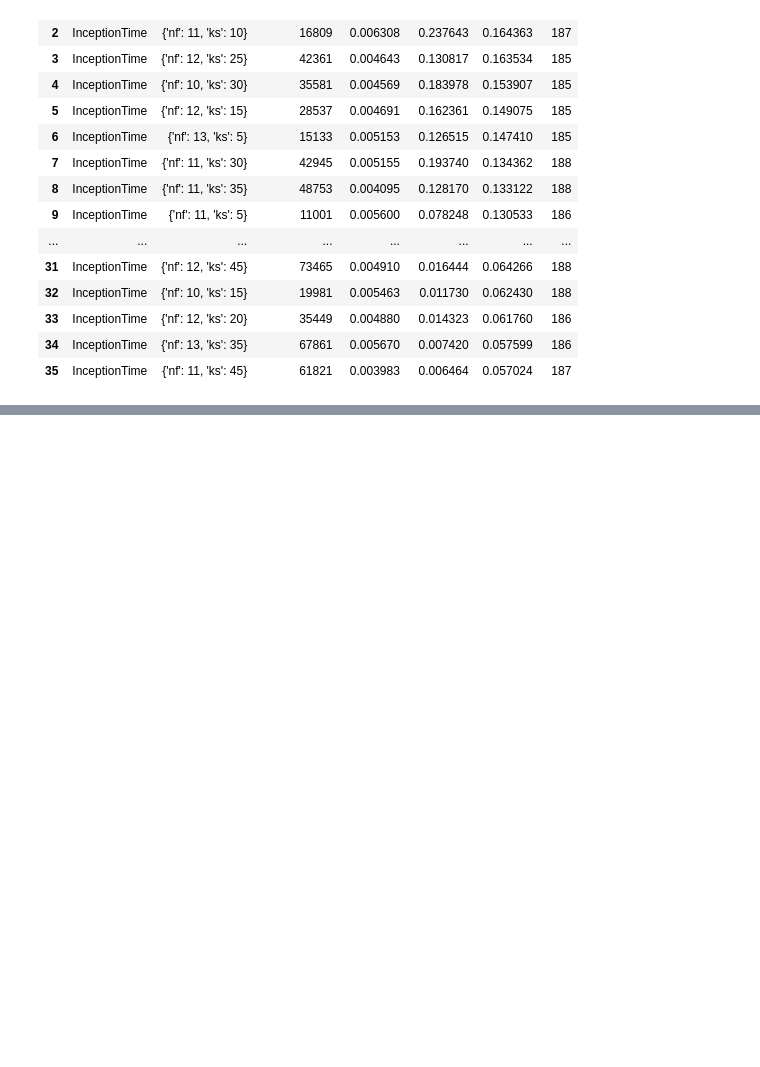
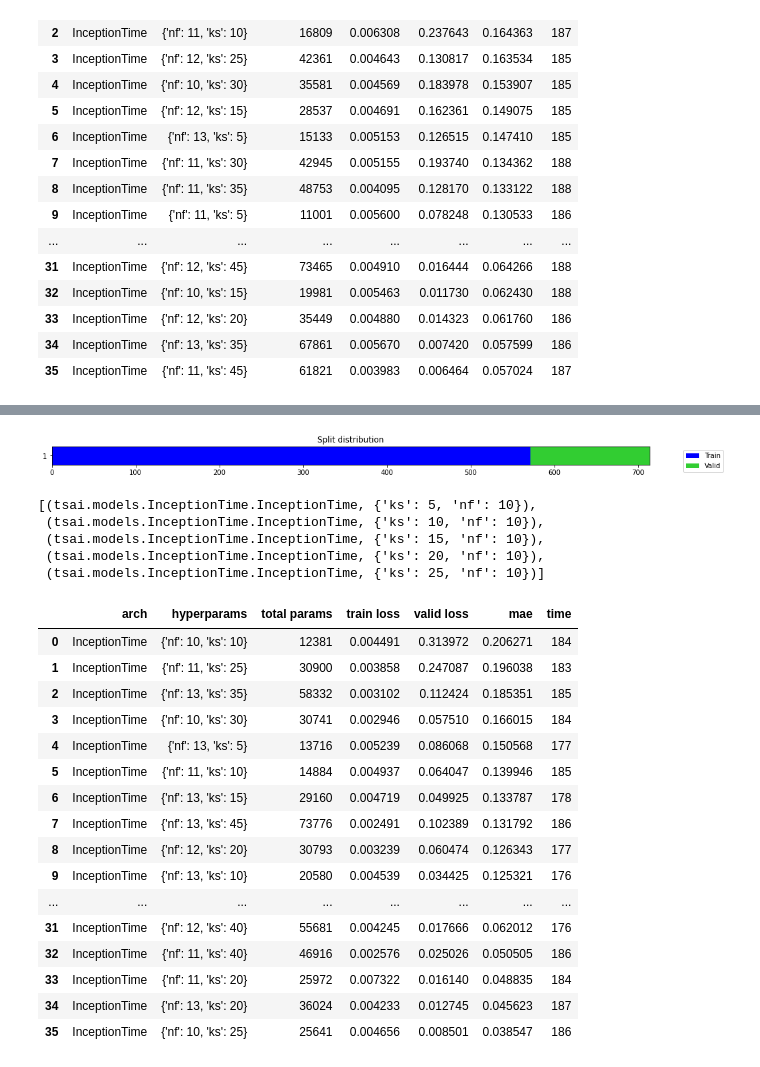
Before and after one commit to Lion-Mod/My-electrophoresis-sense-is-tingling, a Jupyter notebook: sensor_prediction.ipynb, the cells around one changed output, grey strips where cells are left out. Drawn from its saved outputs; the diff is of its cells as text; code cells hidden in the pictures; blank space fills up the shorter version.

Commit message:
Added low mae model.

```diff
--- a/sensor_prediction.ipynb
+++ b/sensor_prediction.ipynb
@@ -284,0 +314,4 @@ for i, (arch, k) in enumerate(archs):
+# %%
+splits = get_splits(y, valid_size = .2, random_state = 23, shuffle = False) # Split
+# %% [output]
+[figure, added]
@@ -284,0 +321,69 @@ for i, (arch, k) in enumerate(archs):
+# %%
+learn = ts_learner(dls, InceptionTime, metrics = mae, device = default_device(use_cuda = True))
+# %%
+archs = []
+
+# Create InceptionTime models with different hyperparameters
+for y in range(10, 14):
+  for x in range(1, 10):
+    archs.append((InceptionTime, {"nf" : y,
+                                  "ks" : x * 5}))
+
+archs[0:5]
+# %% [output]
+[(tsai.models.InceptionTime.InceptionTime, {'ks': 5, 'nf': 10}),
+ (tsai.models.InceptionTime.InceptionTime, {'ks': 10, 'nf': 10}),
+ (tsai.models.InceptionTime.InceptionTime, {'ks': 15, 'nf': 10}),
+ (tsai.models.InceptionTime.InceptionTime, {'ks': 20, 'nf': 10}),
+ (tsai.models.InceptionTime.InceptionTime, {'ks': 25, 'nf': 10})]
+# %%
+results = pd.DataFrame(columns=['arch', 'hyperparams', 'total params', 'train loss', 'valid loss', 'mae', 'time']) # Create dataframe for results
+
+for i, (arch, k) in enumerate(archs):
+
+    # Initialise the model
+    model = create_model(arch, dls = dls, **k)
+    print(model.__class__.__name__)
+
+    # Create the fastai/tsai learner
+    learn = Learner(dls, model,  metrics = mae, cbs = TrackerCallback(monitor = "mae"))
+
+    # Initialise the start time
+    start = time.time()
+
+    # Fit for
+    # - 50 epochs
+    # - 1e-5 learning rate
+    # - 0.01 weight decay
+    # - Print the actual vs predicted graph using PredictionDynamics callback after each epoch
+    learn.fit_one_cycle(50, 1e-5, cbs = [PredictionDynamics], wd = 0.01)
+
+    # Calculate and store time taken
+    elapsed = time.time() - start
+
+    # Take the results and store them in the results dataframe
+    vals = learn.recorder.values[-1]
+    results.loc[i] = [arch.__name__, k, total_params(model)[0], vals[0], vals[1], vals[2], int(elapsed)]
+
+    # Sort the results by mae and display the current results
+    results.sort_values(by = 'mae', ascending = False, ignore_index = True, inplace = True)
+    clear_output()
+    display(results)
+# %% [output]
+|  | arch | hyperparams | total params | train loss | valid loss | mae | time |
+| 0 | InceptionTime | {'nf': 10, 'ks': 10} | 12381 | 0.004491 | 0.313972 | 0.206271 | 184 |
+| 1 | InceptionTime | {'nf': 11, 'ks': 25} | 30900 | 0.003858 | 0.247087 | 0.196038 | 183 |
+| 2 | InceptionTime | {'nf': 13, 'ks': 35} | 58332 | 0.003102 | 0.112424 | 0.185351 | 185 |
+| 3 | InceptionTime | {'nf': 10, 'ks': 30} | 30741 | 0.002946 | 0.057510 | 0.166015 | 184 |
+| 4 | InceptionTime | {'nf': 13, 'ks': 5} | 13716 | 0.005239 | 0.086068 | 0.150568 | 177 |
+| 5 | InceptionTime | {'nf': 11, 'ks': 10} | 14884 | 0.004937 | 0.064047 | 0.139946 | 185 |
+| 6 | InceptionTime | {'nf': 13, 'ks': 15} | 29160 | 0.004719 | 0.049925 | 0.133787 | 178 |
+| 7 | InceptionTime | {'nf': 13, 'ks': 45} | 73776 | 0.002491 | 0.102389 | 0.131792 | 186 |
+| 8 | InceptionTime | {'nf': 12, 'ks': 20} | 30793 | 0.003239 | 0.060474 | 0.126343 | 177 |
+| 9 | InceptionTime | {'nf': 13, 'ks': 10} | 20580 | 0.004539 | 0.034425 | 0.125321 | 176 |
+| ... | ... | ... | ... | ... | ... | ... | ... |
+| 31 | InceptionTime | {'nf': 12, 'ks': 40} | 55681 | 0.004245 | 0.017666 | 0.062012 | 176 |
+| 32 | InceptionTime | {'nf': 11, 'ks': 40} | 46916 | 0.002576 | 0.025026 | 0.050505 | 186 |
+| 33 | InceptionTime | {'nf': 11, 'ks': 20} | 25972 | 0.007322 | 0.016140 | 0.048835 | 184 |
+| 34 | InceptionTime | {'nf': 13, 'ks': 20} | 36024 | 0.004233 | 0.012745 | 0.045623 | 187 |
+| 35 | InceptionTime | {'nf': 10, 'ks': 25} | 25641 | 0.004656 | 0.008501 | 0.038547 | 186 |
```
Also changed, not shown: parts of 7 cells of this notebook.
